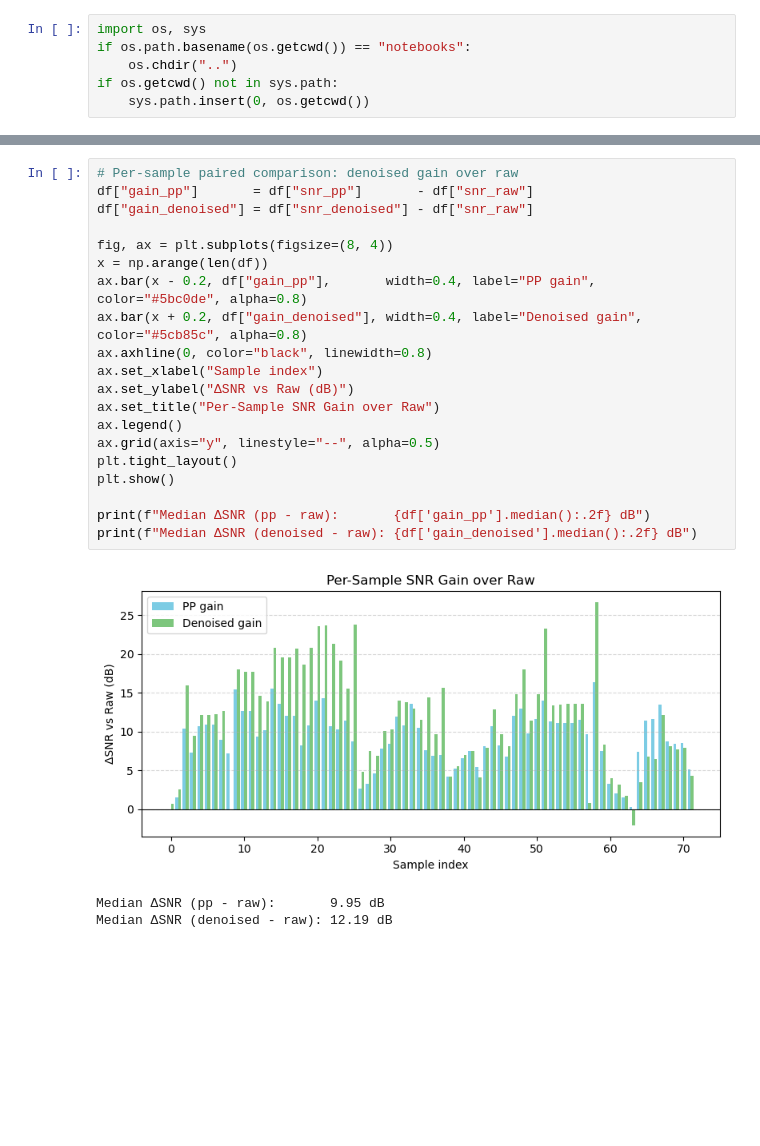
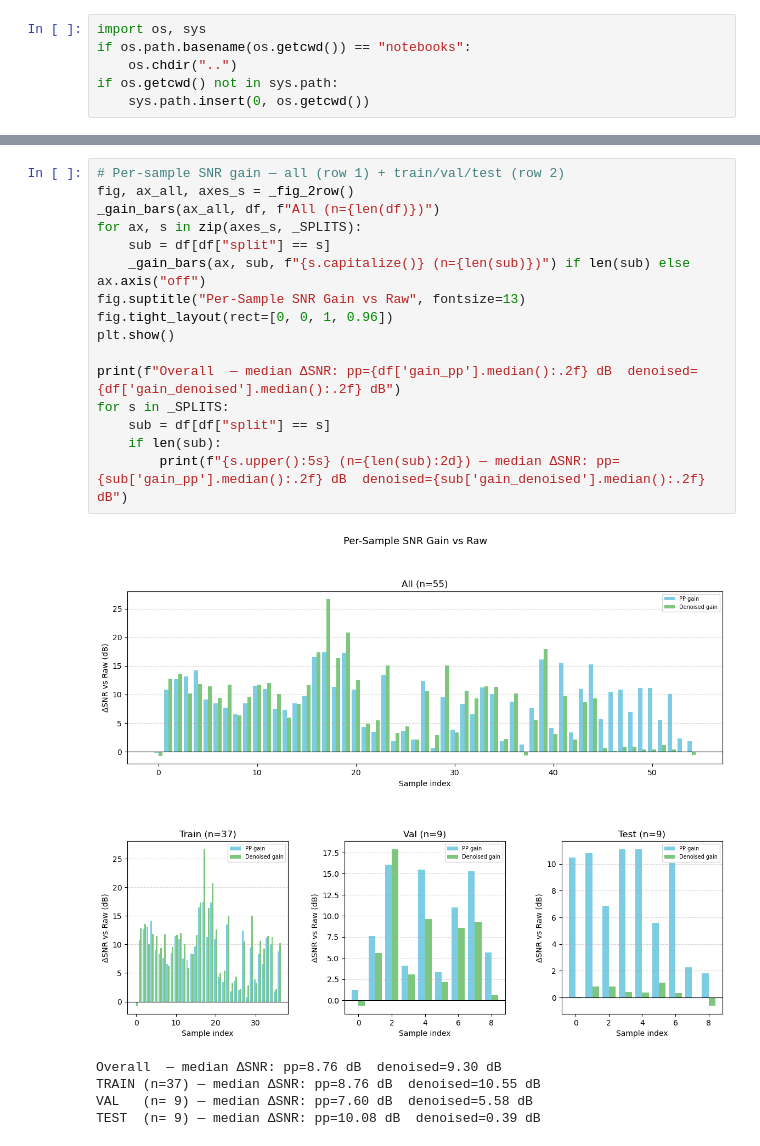
Before and after one commit to UWGeoD/DAS_Preprocessing, a Jupyter notebook: notebooks/eval_metrics.ipynb, the cells around one changed output, grey strips where cells are left out. Cells and saved outputs as stored; diff of their text form; blank space fills up the shorter version.

```diff
--- a/notebooks/eval_metrics.ipynb
+++ b/notebooks/eval_metrics.ipynb
@@ -78,27 +105,25 @@ plt.show()
 # %%
-# Per-sample paired comparison: denoised gain over raw
-df["gain_pp"]       = df["snr_pp"]       - df["snr_raw"]
-df["gain_denoised"] = df["snr_denoised"] - df["snr_raw"]
-
-fig, ax = plt.subplots(figsize=(8, 4))
-x = np.arange(len(df))
-ax.bar(x - 0.2, df["gain_pp"],       width=0.4, label="PP gain",       color="#5bc0de", alpha=0.8)
-ax.bar(x + 0.2, df["gain_denoised"], width=0.4, label="Denoised gain", color="#5cb85c", alpha=0.8)
-ax.axhline(0, color="black", linewidth=0.8)
-ax.set_xlabel("Sample index")
-ax.set_ylabel("ΔSNR vs Raw (dB)")
-ax.set_title("Per-Sample SNR Gain over Raw")
-ax.legend()
-ax.grid(axis="y", linestyle="--", alpha=0.5)
-plt.tight_layout()
+# Per-sample SNR gain — all (row 1) + train/val/test (row 2)
+fig, ax_all, axes_s = _fig_2row()
+_gain_bars(ax_all, df, f"All (n={len(df)})")
+for ax, s in zip(axes_s, _SPLITS):
+    sub = df[df["split"] == s]
+    _gain_bars(ax, sub, f"{s.capitalize()} (n={len(sub)})") if len(sub) else ax.axis("off")
+fig.suptitle("Per-Sample SNR Gain vs Raw", fontsize=13)
+fig.tight_layout(rect=[0, 0, 1, 0.96])
 plt.show()
 
-print(f"Median ΔSNR (pp - raw):       {df['gain_pp'].median():.2f} dB")
-print(f"Median ΔSNR (denoised - raw): {df['gain_denoised'].median():.2f} dB")
+print(f"Overall  — median ΔSNR: pp={df['gain_pp'].median():.2f} dB  denoised={df['gain_denoised'].median():.2f} dB")
+for s in _SPLITS:
+    sub = df[df["split"] == s]
+    if len(sub):
+        print(f"{s.upper():5s} (n={len(sub):2d}) — median ΔSNR: pp={sub['gain_pp'].median():.2f} dB  denoised={sub['gain_denoised'].median():.2f} dB")
 # %% [output]
-[figure, old version]
+[figure, new version]
-Median ΔSNR (pp - raw):       9.95 dB
-Median ΔSNR (denoised - raw): 12.19 dB
+Overall  — median ΔSNR: pp=8.76 dB  denoised=9.30 dB
+TRAIN (n=37) — median ΔSNR: pp=8.76 dB  denoised=10.55 dB
+VAL   (n= 9) — median ΔSNR: pp=7.60 dB  denoised=5.58 dB
+TEST  (n= 9) — median ΔSNR: pp=10.08 dB  denoised=0.39 dB
 # %%
 from Utilities import plot_das_data, compute_snr
 from preprocessing import make_preprocess
```
Also changed, not shown: parts of 7 cells of this notebook, 2 other files.
